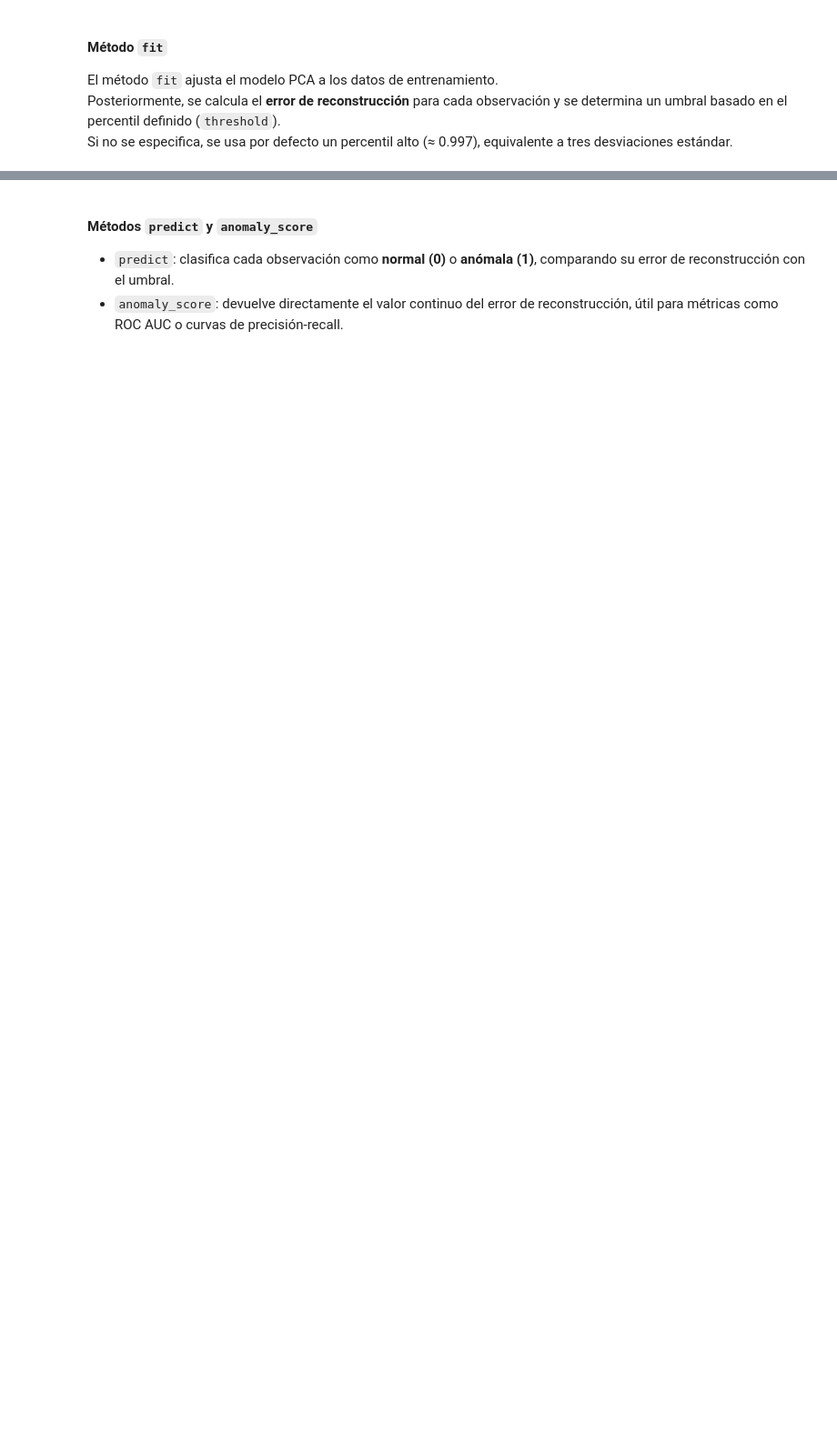
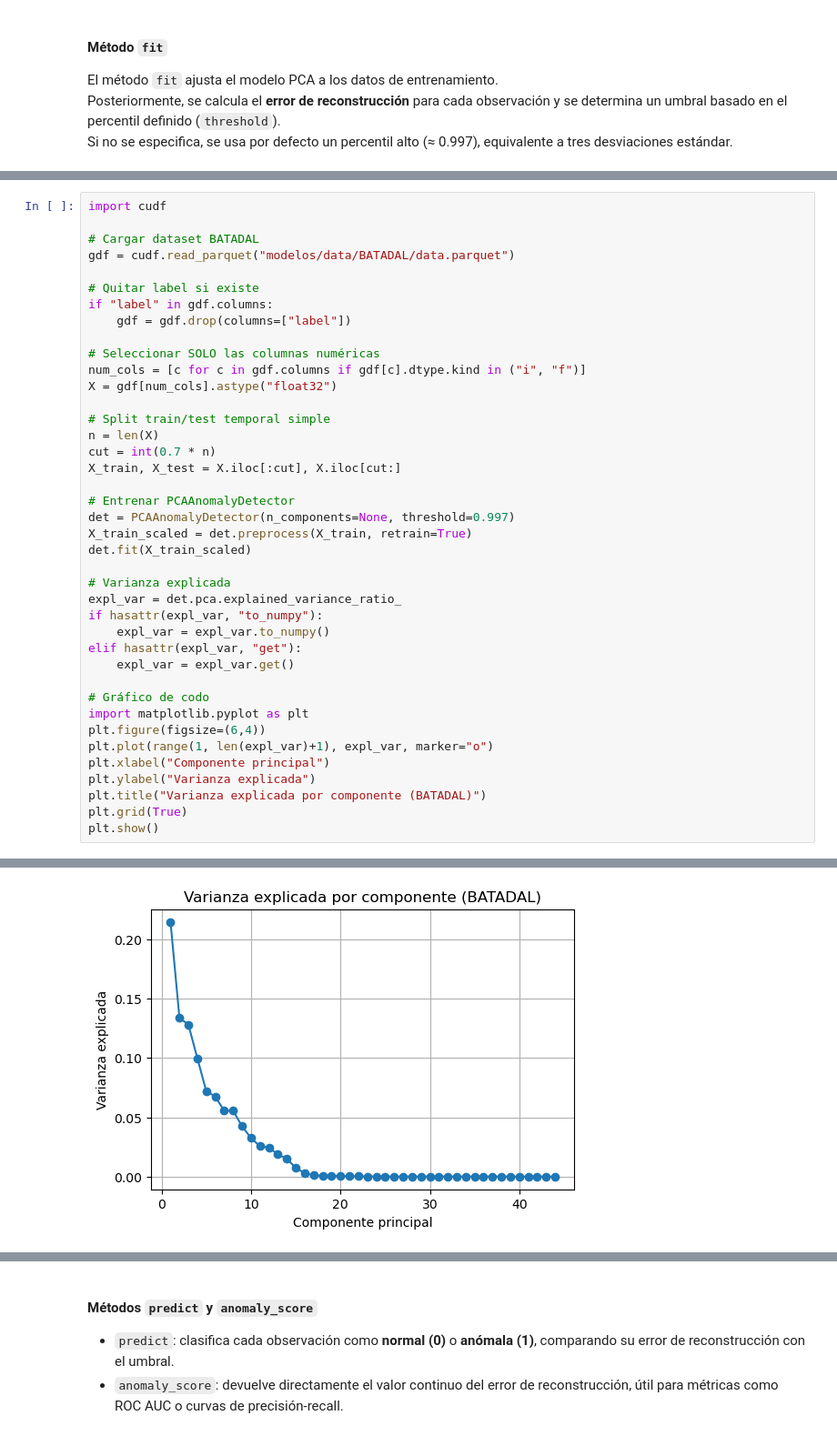
Before and after one commit to PabloAC04/MDF-ANOMALY-DETECTION, a Jupyter notebook: 05_pca_anomaly_detection.ipynb, the cells around one changed output, grey strips where cells are left out. Shown at 91% size. Saved outputs shown, nothing was run; the diff lists cells and outputs as text; blank space fills up the shorter version.

```diff
--- a/05_pca_anomaly_detection.ipynb
+++ b/05_pca_anomaly_detection.ipynb
@@ -180,0 +235,41 @@ Si no se especifica, se usa por defecto un percentil alto (≈ 0.997), equivalen
+# %%
+import cudf
+
+# Cargar dataset BATADAL
+gdf = cudf.read_parquet("modelos/data/BATADAL/data.parquet")
+
+# Quitar label si existe
+if "label" in gdf.columns:
+    gdf = gdf.drop(columns=["label"])
+
+# Seleccionar SOLO las columnas numéricas
+num_cols = [c for c in gdf.columns if gdf[c].dtype.kind in ("i", "f")]
+X = gdf[num_cols].astype("float32")
+
+# Split train/test temporal simple
+n = len(X)
+cut = int(0.7 * n)
+X_train, X_test = X.iloc[:cut], X.iloc[cut:]
+
+# Entrenar PCAAnomalyDetector
+det = PCAAnomalyDetector(n_components=None, threshold=0.997)
+X_train_scaled = det.preprocess(X_train, retrain=True)
+det.fit(X_train_scaled)
+
+# Varianza explicada
+expl_var = det.pca.explained_variance_ratio_
+if hasattr(expl_var, "to_numpy"):
+    expl_var = expl_var.to_numpy()
+elif hasattr(expl_var, "get"):
+    expl_var = expl_var.get()
+
+# Gráfico de codo
+import matplotlib.pyplot as plt
+plt.figure(figsize=(6,4))
+plt.plot(range(1, len(expl_var)+1), expl_var, marker="o")
+plt.xlabel("Componente principal")
+plt.ylabel("Varianza explicada")
+plt.title("Varianza explicada por componente (BATADAL)")
+plt.grid(True)
+plt.show()
+# %% [output]
@@ -180,0 +277 @@ Si no se especifica, se usa por defecto un percentil alto (≈ 0.997), equivalen
+[figure, added]
```
Also changed, not shown: parts of 54 cells of this notebook, 1 other file.
